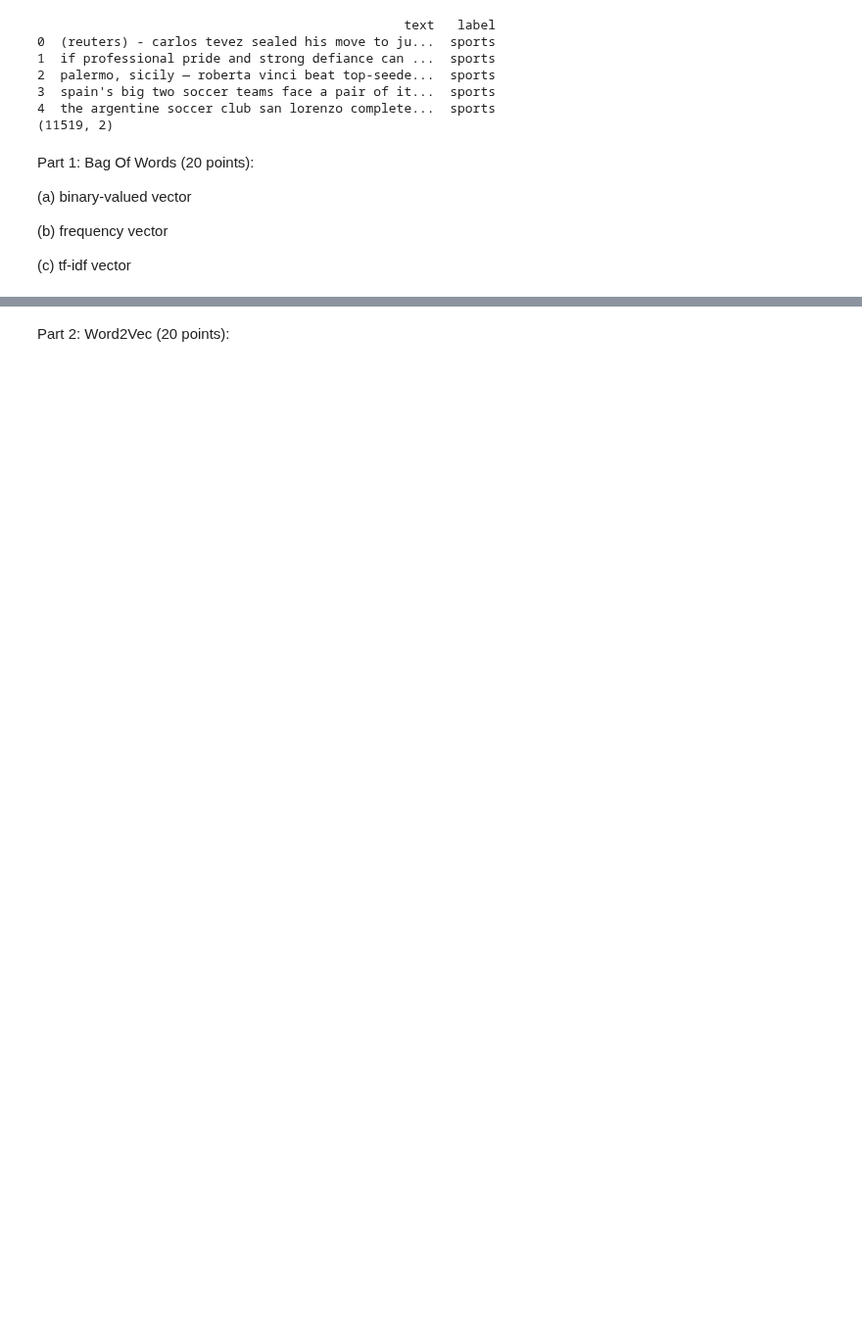
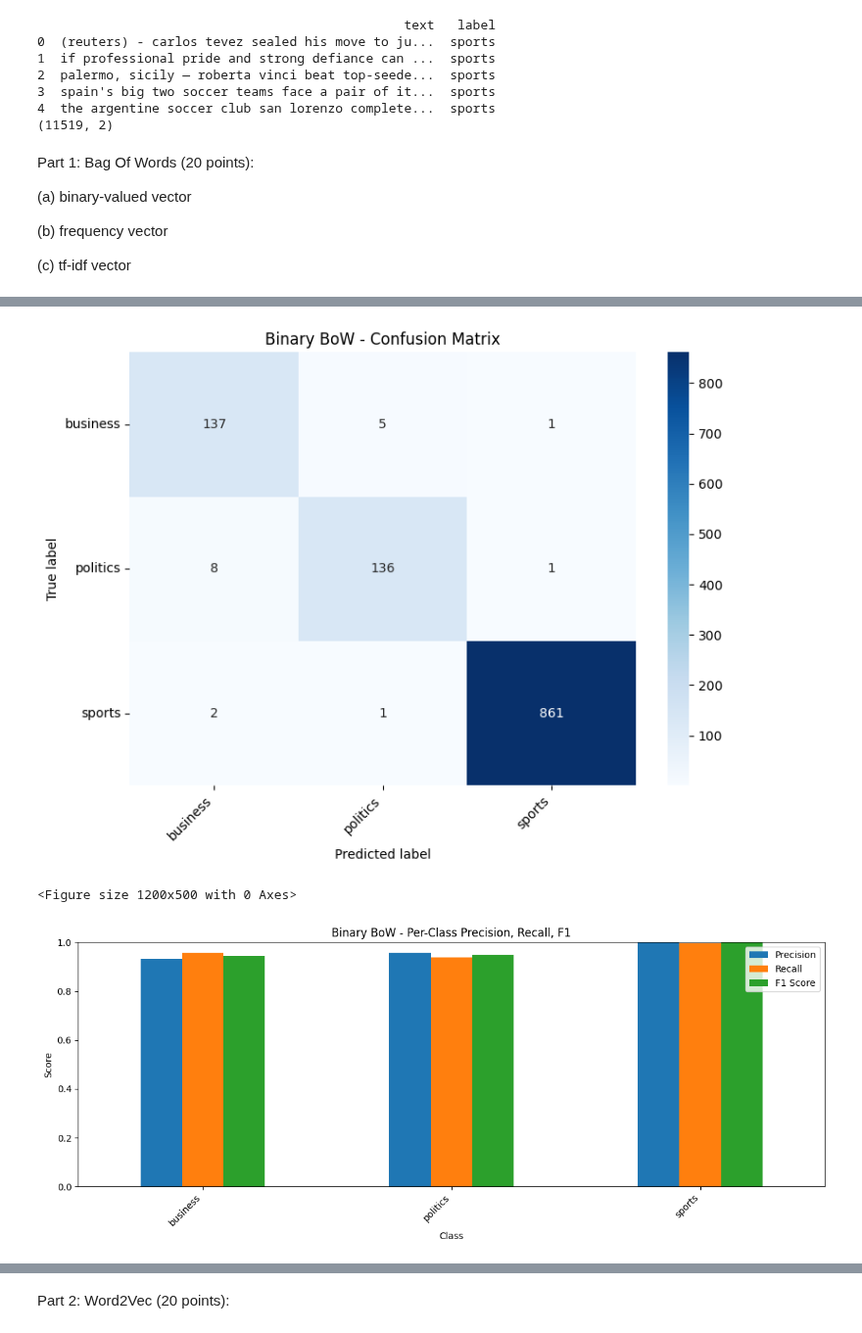
Before and after one commit to 1629lyk/CS-235-Data-Mining-Techniques-Fall-2025, a Jupyter notebook: HW3/Sunilkumar_Lakhan_Kumar_CS235_HW3.ipynb, the cells around one changed output, grey strips where cells are left out. Shown at 98% size. Drawn from its saved outputs; the diff is of its cells as text; code cells hidden in the pictures; blank space fills up the shorter version.

```diff
--- a/HW3/Sunilkumar_Lakhan_Kumar_CS235_HW3.ipynb
+++ b/HW3/Sunilkumar_Lakhan_Kumar_CS235_HW3.ipynb
@@ -23,6 +33,21 @@ print(df.shape)
 3  spain's big two soccer teams face a pair of it...  sports
 4  the argentine soccer club san lorenzo complete...  sports
 (11519, 2)
+# %%
+# Features and labels
+X = df["text"].values
+y = df["label"].values
+
+# 80/10/10 split with fixed seed 42
+X_trainval, X_test, y_trainval, y_test = train_test_split(
+    X, y, test_size=0.1, random_state=42, stratify=y
+)
+
+X_train, X_val, y_train, y_val = train_test_split(
+    X_trainval, y_trainval, test_size=0.1111111111,  # ~1/9 of 90% -> 10%
+    random_state=42,
+    stratify=y_trainval
+)
 # %% [markdown]
 Part 1: Bag Of Words (20 points):
 
@@ -42,0 +89,63 @@ Part 1: Bag Of Words (20 points):
+# %%
+# Plots for (a) binary-valued vector
+
+# Confusion matrix
+labels_unique = np.unique(y_test)
+cm_bin = confusion_matrix(y_test, y_test_pred_bin, labels=labels_unique)
+
+plt.figure(figsize=(8, 6))
+sns.heatmap(
+    cm_bin,
+    annot=True,
+    fmt="d",
+    cmap="Blues",
+    xticklabels=labels_unique,
+    yticklabels=labels_unique
+)
+plt.xlabel("Predicted label")
+plt.ylabel("True label")
+plt.title("Binary BoW - Confusion Matrix")
+plt.xticks(rotation=45, ha="right")
+plt.yticks(rotation=0)
+plt.tight_layout()
+plt.show()
+
+
+# Precision, Recall, F1 Barplot
+prec, rec, f1, _ = precision_recall_fscore_support(
+    y_test,
+    y_test_pred_bin,
+    labels=labels_unique,
+    zero_division=0
+)
+
+df_metrics = pd.DataFrame({
+    "Class": labels_unique,
+    "Precision": prec,
+    "Recall": rec,
+    "F1 Score": f1
+})
+
+plt.figure(figsize=(12, 5))
+df_metrics.set_index("Class").plot(kind="bar", figsize=(12, 5))
+plt.ylim(0, 1)
+plt.title("Binary BoW - Per-Class Precision, Recall, F1")
+plt.ylabel("Score")
+plt.xticks(rotation=45, ha="right")
+plt.tight_layout()
+plt.show()
+
+
+# Top 15 Words Most Indicative of Each Class
+feature_names = binary_vectorizer.get_feature_names_out()
+coef = clf_bin.coef_
+
+for idx, class_label in enumerate(clf_bin.classes_):
+    top15 = np.argsort(coef[idx])[-15:]
+    print(f"\nTop 15 words for class '{class_label}':")
+    for i in top15:
+        print(f"  {feature_names[i]}")
+# %% [output]
+[figure, added]
+<Figure size 1200x500 with 0 Axes>
+[figure, added]
```
Also changed, not shown: parts of 23 cells of this notebook.
